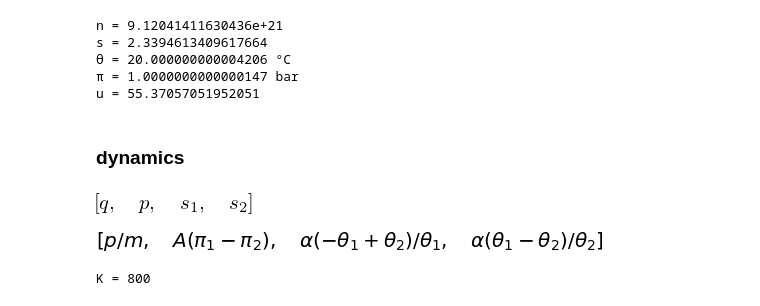
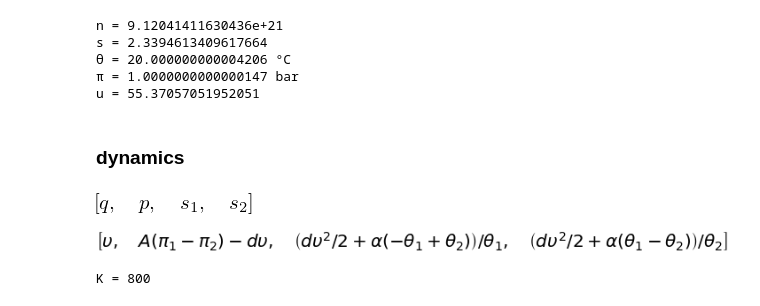
Before and after one commit to MarkusLohmayer/master-thesis-code, a Jupyter notebook: piston_animation.ipynb, the cells around one changed output. Drawn from its saved outputs; the diff is of its cells as text; code cells hidden in the pictures.

Commit message:
friction between piston and cyclinder

```diff
--- a/piston_animation.ipynb
+++ b/piston_animation.ipynb
@@ -44,6 +44,8 @@ m = sympy.Symbol('m')
 κ_Al = sympy.Symbol('κ_Al')
 κ_Cu = sympy.Symbol('κ_Cu')
 α = sympy.Symbol('α')
+
+d = sympy.Symbol('d')
 
 params = {
     # length of cylinder (m)
@@ -71,6 +73,9 @@ params = {
 
     # thermal conduction coefficient through piston (W/K)
     α: κ_Cu * A / w,
+
+    # friction coefficient between piston and cylinder (N*s/m)
+    d: 1.0,
 }
 
 params = {**params, **ideal_gas_lumped.params}
@@ -97,6 +102,9 @@ m_2 = sympy.Symbol('m_2')
 π_2 = sympy.Symbol('π_2')
 ideal_gas_lumped.add_functionals(functionals, U=U_2, s=s_2, v=v_2, m=m_2, m_a=ideal_gas_lumped.m_Ar, θ=θ_2, π=π_2)
 
+υ = sympy.Symbol('υ')
+functionals[υ] = p / m
+
 E = sympy.Symbol('E') # total energy (J)
 functionals[E] = sympy.Rational(1,2) * p**2 / m + U_1 + U_2
 # %%
@@ -160,10 +168,10 @@ x
 # %% [output]
 [figure]
 # %%
-F = [p / m, A * (π_1 - π_2), α*(θ_2 - θ_1)/θ_1, α*(θ_1 - θ_2)/θ_2]
+F = [υ, A*(π_1 - π_2) - d*υ, (α*(θ_2 - θ_1) + d*υ**2/2)/θ_1, (α*(θ_1 - θ_2) + d*υ**2/2)/θ_2]
 F
 # %% [output]
-[figure, old version]
+[figure, new version]
 # %%
 t_f = 0.8
 dt = 1e-3
```
Also changed, not shown: parts of 4 cells of this notebook, 1 other file.
